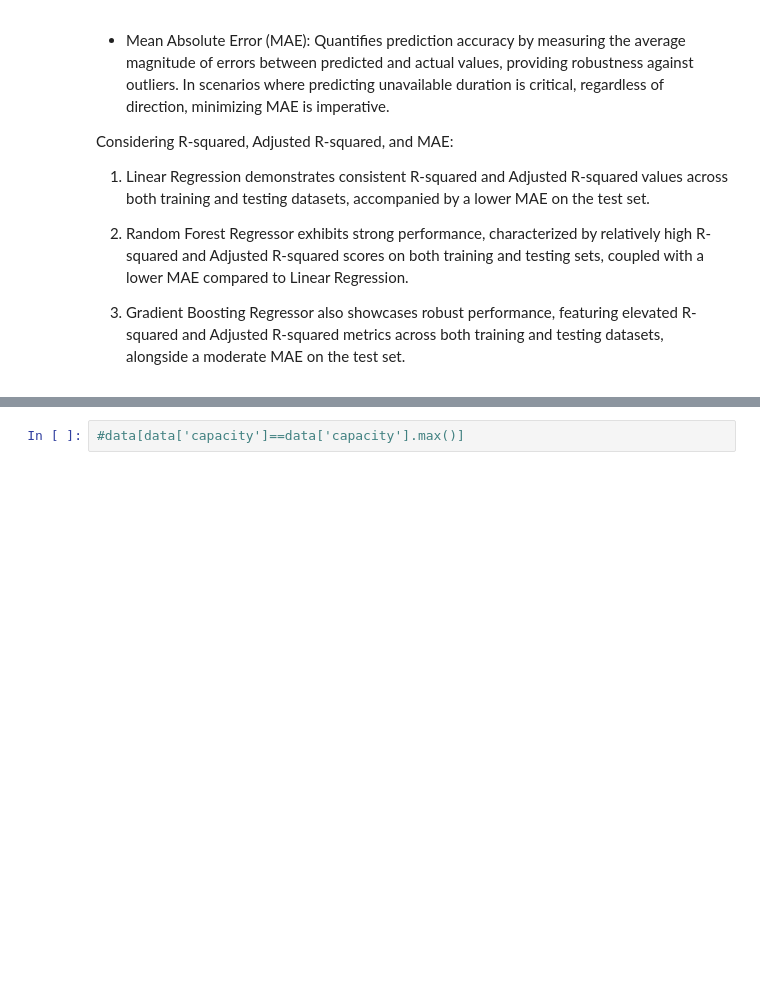
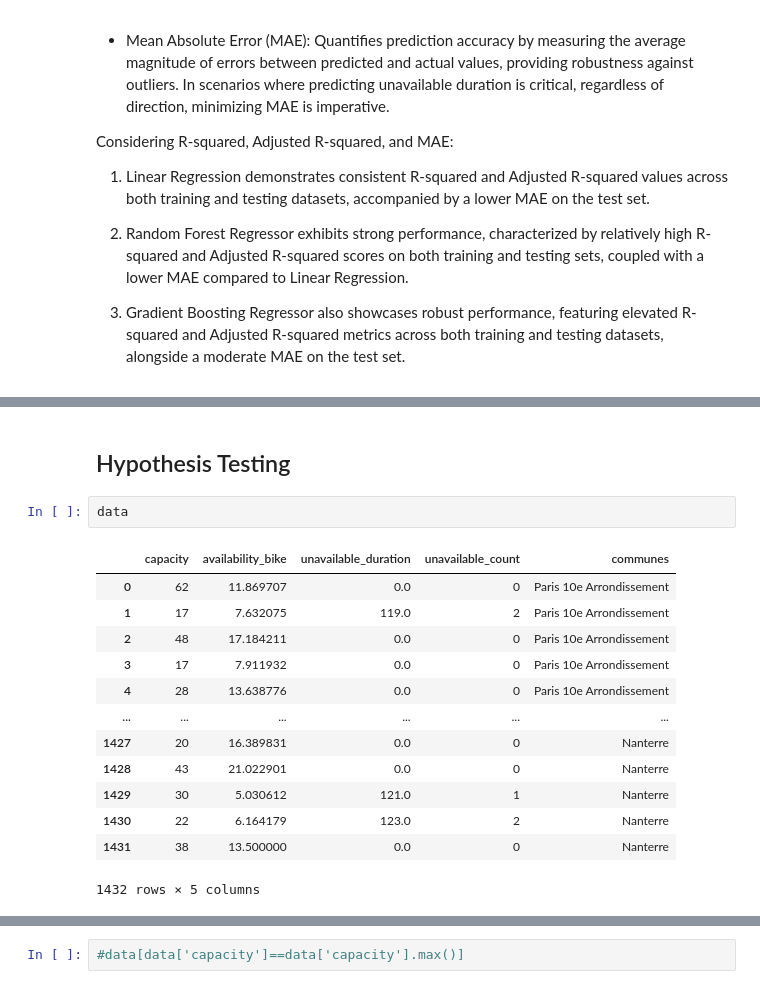
Before and after one commit to nisarem/MidCamp, a Jupyter notebook: ML and Hypothesis.ipynb, the cells around one changed output, grey strips where cells are left out. Drawn from its saved outputs; the diff is of its cells as text; blank space fills up the shorter version.

Commit message:
Hypothesis Testing Finished

```diff
--- a/ML and Hypothesis.ipynb
+++ b/ML and Hypothesis.ipynb
@@ -380,0 +377,18 @@ Considering R-squared, Adjusted R-squared, and MAE:
+# %% [markdown]
+## Hypothesis Testing
+# %%
+data
+# %% [output]
+|  | capacity | availability_bike | unavailable_duration | unavailable_count | communes |
+| 0 | 62 | 11.869707 | 0.0 | 0 | Paris 10e Arrondissement |
+| 1 | 17 | 7.632075 | 119.0 | 2 | Paris 10e Arrondissement |
+| 2 | 48 | 17.184211 | 0.0 | 0 | Paris 10e Arrondissement |
+| 3 | 17 | 7.911932 | 0.0 | 0 | Paris 10e Arrondissement |
+| 4 | 28 | 13.638776 | 0.0 | 0 | Paris 10e Arrondissement |
+| ... | ... | ... | ... | ... | ... |
+| 1427 | 20 | 16.389831 | 0.0 | 0 | Nanterre |
+| 1428 | 43 | 21.022901 | 0.0 | 0 | Nanterre |
+| 1429 | 30 | 5.030612 | 121.0 | 1 | Nanterre |
+| 1430 | 22 | 6.164179 | 123.0 | 2 | Nanterre |
+| 1431 | 38 | 13.500000 | 0.0 | 0 | Nanterre |
+1432 rows × 5 columns
```
Also changed, not shown: parts of 18 cells of this notebook.
